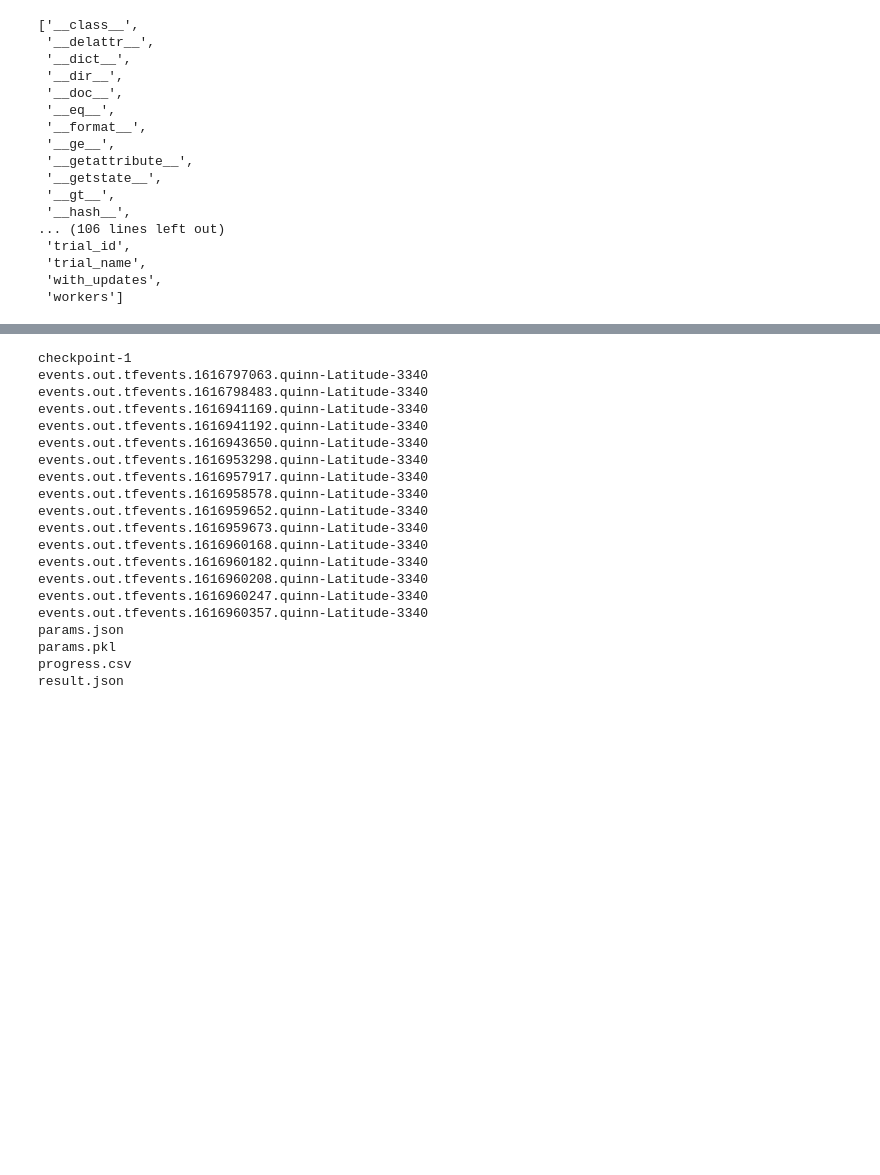
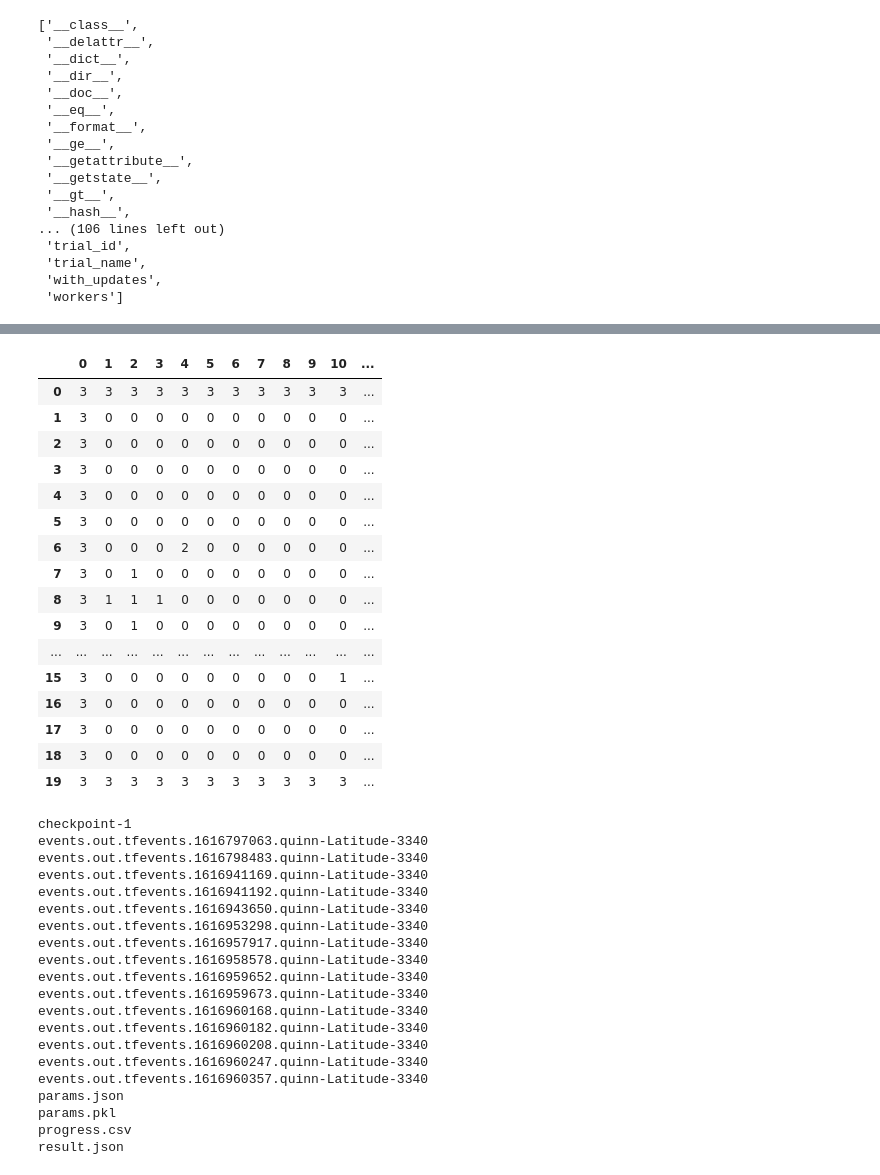
Before and after one commit to RedTachyon/cpr_reputation, a Jupyter notebook: ray_learning.ipynb, the cells around one changed output, grey strips where cells are left out. Cells and saved outputs as stored; diff of their text form; code cells hidden in the pictures; blank space fills up the shorter version.

```diff
--- a/ray_learning.ipynb
+++ b/ray_learning.ipynb
@@ -153,3 +214,39 @@ results
+# %%
+while True:
+    actions = recorder.trainer.compute_actions(
+        obs,
+        policy_id="Agent0"
+    )
+    obs, rewards, done, info = self.step(actions)
+    board = recorder.game.board.copy()
+    for _, agent in recorder.game.agents.items():
+        board[agent.pos] = 2
+    board[self.game.walls.astype(bool)] = 3
+    ax.cla()
+    ax.imshow(board, cmap=self.cmap)
+    camera.snap()
+    if done["__all__"]:
+        break
+animation = camera.animate()
+animation.save(filename)
+# %% [output]
+|  | 0 | 1 | 2 | 3 | 4 | 5 | 6 | 7 | 8 | 9 | 10 | ... |
+| 0 | 3 | 3 | 3 | 3 | 3 | 3 | 3 | 3 | 3 | 3 | 3 | ... |
+| 1 | 3 | 0 | 0 | 0 | 0 | 0 | 0 | 0 | 0 | 0 | 0 | ... |
+| 2 | 3 | 0 | 0 | 0 | 0 | 0 | 0 | 0 | 0 | 0 | 0 | ... |
+| 3 | 3 | 0 | 0 | 0 | 0 | 0 | 0 | 0 | 0 | 0 | 0 | ... |
+| 4 | 3 | 0 | 0 | 0 | 0 | 0 | 0 | 0 | 0 | 0 | 0 | ... |
+| 5 | 3 | 0 | 0 | 0 | 0 | 0 | 0 | 0 | 0 | 0 | 0 | ... |
+| 6 | 3 | 0 | 0 | 0 | 2 | 0 | 0 | 0 | 0 | 0 | 0 | ... |
+| 7 | 3 | 0 | 1 | 0 | 0 | 0 | 0 | 0 | 0 | 0 | 0 | ... |
+| 8 | 3 | 1 | 1 | 1 | 0 | 0 | 0 | 0 | 0 | 0 | 0 | ... |
+| 9 | 3 | 0 | 1 | 0 | 0 | 0 | 0 | 0 | 0 | 0 | 0 | ... |
+| ... | ... | ... | ... | ... | ... | ... | ... | ... | ... | ... | ... | ... |
+| 15 | 3 | 0 | 0 | 0 | 0 | 0 | 0 | 0 | 0 | 0 | 1 | ... |
+| 16 | 3 | 0 | 0 | 0 | 0 | 0 | 0 | 0 | 0 | 0 | 0 | ... |
+| 17 | 3 | 0 | 0 | 0 | 0 | 0 | 0 | 0 | 0 | 0 | 0 | ... |
+| 18 | 3 | 0 | 0 | 0 | 0 | 0 | 0 | 0 | 0 | 0 | 0 | ... |
+| 19 | 3 | 3 | 3 | 3 | 3 | 3 | 3 | 3 | 3 | 3 | 3 | ... |
 # %%
 import pandas as pd
 !ls log
```
Also changed, not shown: parts of 13 cells of this notebook, 9 other files.
